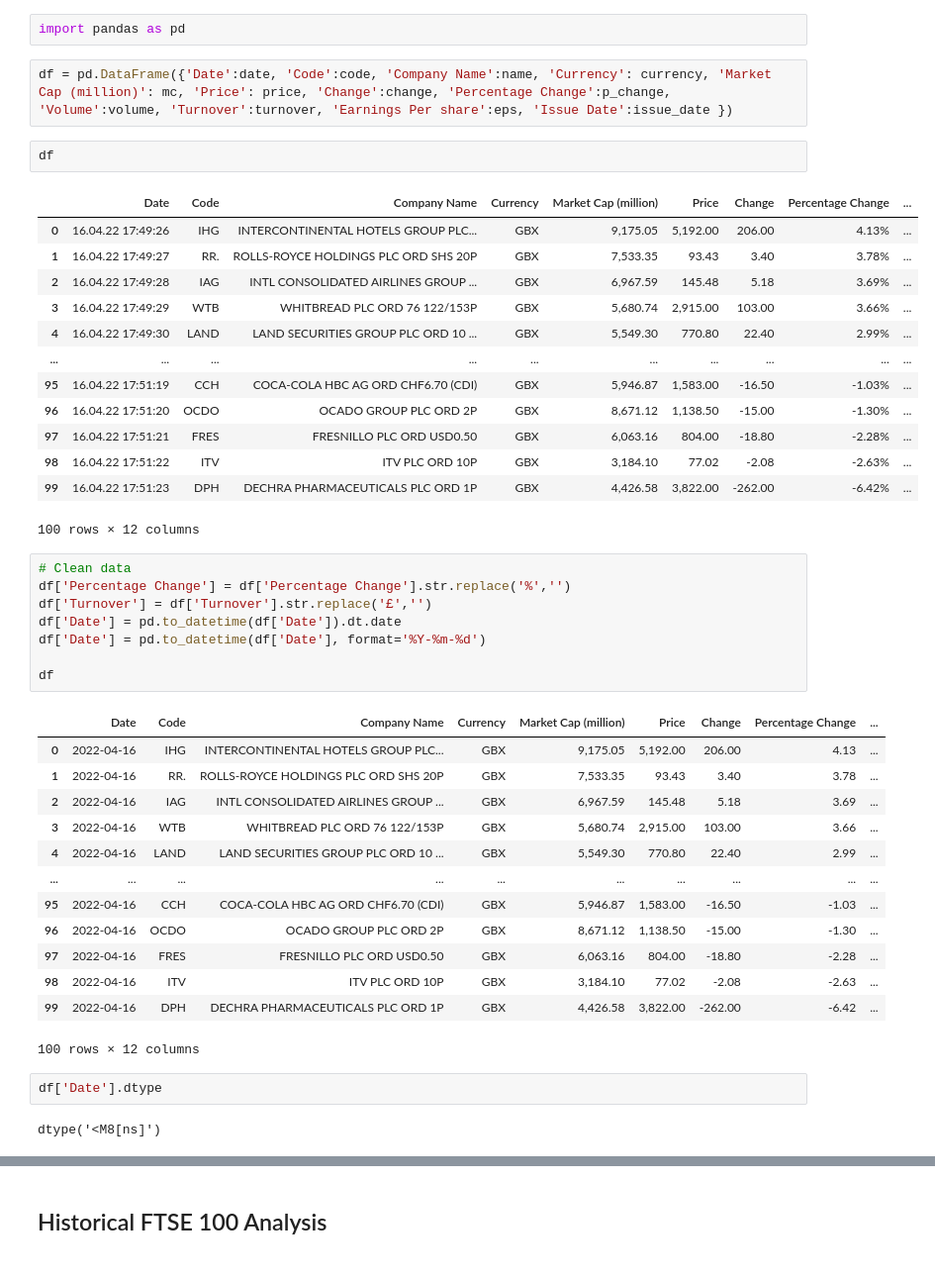
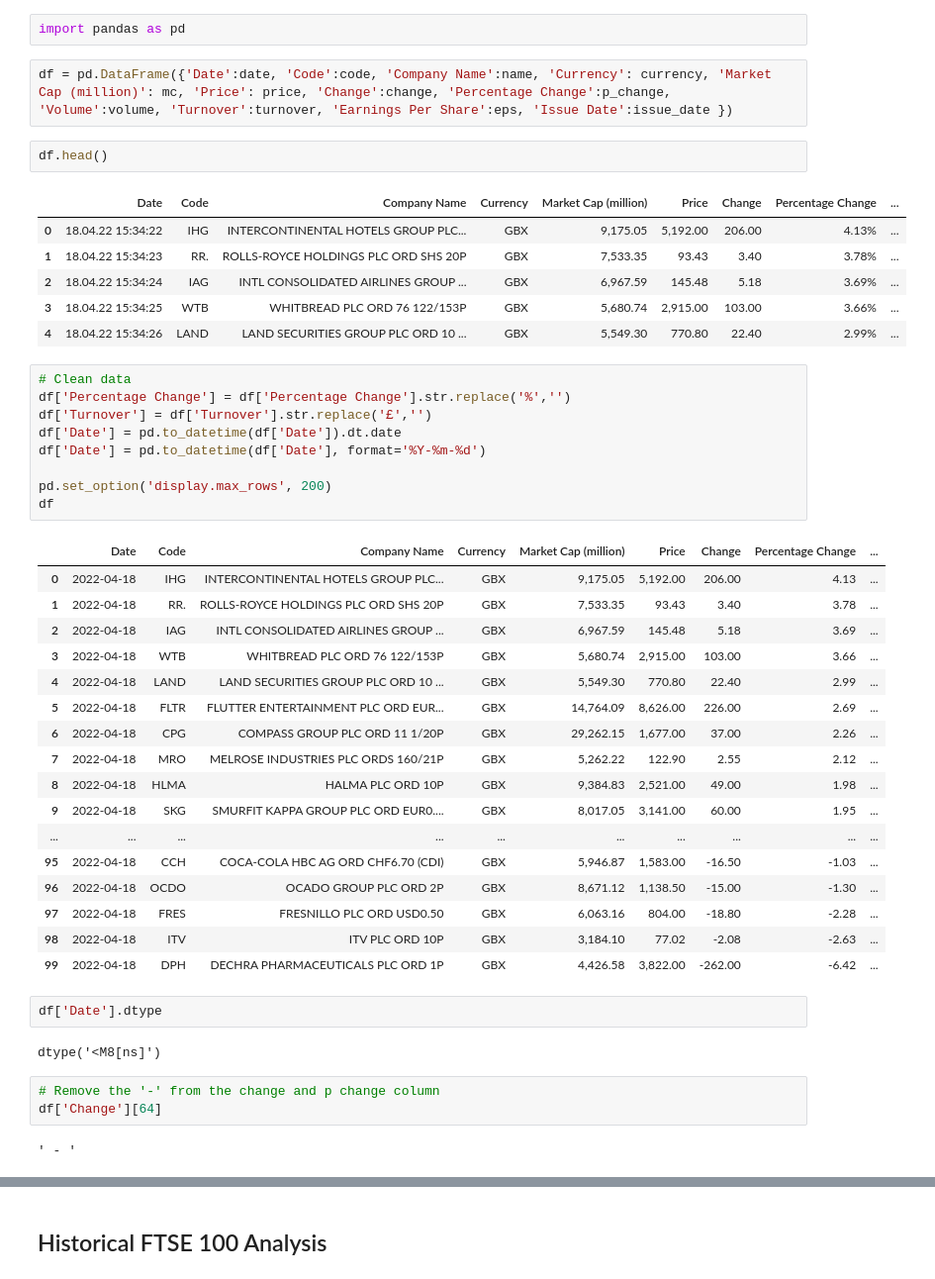
Before and after one commit to aaAbdulkadir/DataPortfolio, a Jupyter notebook: beautifulsoup.ipynb, the cells around one changed output, grey strips where cells are left out. Shown: that part at 99% size. Saved outputs shown, nothing was run; the diff lists cells and outputs as text.

```diff
--- a/beautifulsoup.ipynb
+++ b/beautifulsoup.ipynb
@@ -340,23 +340,16 @@ print(len(volume))
 # %%
 import pandas as pd
 # %%
-df = pd.DataFrame({'Date':date, 'Code':code, 'Company Name':name, 'Currency': currency, 'Market Cap (million)': mc, 'Price': price, 'Change':change, 'Percentage Change':p_change, 'Volume':volume, 'Turnover':turnover, 'Earnings Per share':eps, 'Issue Date':issue_date })
+df = pd.DataFrame({'Date':date, 'Code':code, 'Company Name':name, 'Currency': currency, 'Market Cap (million)': mc, 'Price': price, 'Change':change, 'Percentage Change':p_change, 'Volume':volume, 'Turnover':turnover, 'Earnings Per Share':eps, 'Issue Date':issue_date })
 # %%
-df
+df.head()
 # %% [output]
 |  | Date | Code | Company Name | Currency | Market Cap (million) | Price | Change | Percentage Change | ... |
-| 0 | 16.04.22 17:49:26 | IHG | INTERCONTINENTAL HOTELS GROUP PLC... | GBX | 9,175.05 | 5,192.00 | 206.00 | 4.13% | ... |
-| 1 | 16.04.22 17:49:27 | RR. | ROLLS-ROYCE HOLDINGS PLC ORD SHS 20P | GBX | 7,533.35 | 93.43 | 3.40 | 3.78% | ... |
-| 2 | 16.04.22 17:49:28 | IAG | INTL CONSOLIDATED AIRLINES GROUP ... | GBX | 6,967.59 | 145.48 | 5.18 | 3.69% | ... |
-| 3 | 16.04.22 17:49:29 | WTB | WHITBREAD PLC ORD 76 122/153P | GBX | 5,680.74 | 2,915.00 | 103.00 | 3.66% | ... |
-| 4 | 16.04.22 17:49:30 | LAND | LAND SECURITIES GROUP PLC ORD 10 ... | GBX | 5,549.30 | 770.80 | 22.40 | 2.99% | ... |
-| ... | ... | ... | ... | ... | ... | ... | ... | ... | ... |
-| 95 | 16.04.22 17:51:19 | CCH | COCA-COLA HBC AG ORD CHF6.70 (CDI) | GBX | 5,946.87 | 1,583.00 | -16.50 | -1.03% | ... |
-| 96 | 16.04.22 17:51:20 | OCDO | OCADO GROUP PLC ORD 2P | GBX | 8,671.12 | 1,138.50 | -15.00 | -1.30% | ... |
-| 97 | 16.04.22 17:51:21 | FRES | FRESNILLO PLC ORD USD0.50 | GBX | 6,063.16 | 804.00 | -18.80 | -2.28% | ... |
-| 98 | 16.04.22 17:51:22 | ITV | ITV PLC ORD 10P | GBX | 3,184.10 | 77.02 | -2.08 | -2.63% | ... |
-| 99 | 16.04.22 17:51:23 | DPH | DECHRA PHARMACEUTICALS PLC ORD 1P | GBX | 4,426.58 | 3,822.00 | -262.00 | -6.42% | ... |
+| 0 | 18.04.22 15:34:22 | IHG | INTERCONTINENTAL HOTELS GROUP PLC... | GBX | 9,175.05 | 5,192.00 | 206.00 | 4.13% | ... |
+| 1 | 18.04.22 15:34:23 | RR. | ROLLS-ROYCE HOLDINGS PLC ORD SHS 20P | GBX | 7,533.35 | 93.43 | 3.40 | 3.78% | ... |
+| 2 | 18.04.22 15:34:24 | IAG | INTL CONSOLIDATED AIRLINES GROUP ... | GBX | 6,967.59 | 145.48 | 5.18 | 3.69% | ... |
+| 3 | 18.04.22 15:34:25 | WTB | WHITBREAD PLC ORD 76 122/153P | GBX | 5,680.74 | 2,915.00 | 103.00 | 3.66% | ... |
+| 4 | 18.04.22 15:34:26 | LAND | LAND SECURITIES GROUP PLC ORD 10 ... | GBX | 5,549.30 | 770.80 | 22.40 | 2.99% | ... |
-100 rows × 12 columns
 # %%
 # Clean data
 df['Percentage Change'] = df['Percentage Change'].str.replace('%','')
@@ -364,22 +357,32 @@ df['Turnover'] = df['Turnover'].str.replace('£','')
 df['Date'] = pd.to_datetime(df['Date']).dt.date
 df['Date'] = pd.to_datetime(df['Date'], format='%Y-%m-%d')
 
+pd.set_option('display.max_rows', 200)
 df
 # %% [output]
 |  | Date | Code | Company Name | Currency | Market Cap (million) | Price | Change | Percentage Change | ... |
-| 0 | 2022-04-16 | IHG | INTERCONTINENTAL HOTELS GROUP PLC... | GBX | 9,175.05 | 5,192.00 | 206.00 | 4.13 | ... |
-| 1 | 2022-04-16 | RR. | ROLLS-ROYCE HOLDINGS PLC ORD SHS 20P | GBX | 7,533.35 | 93.43 | 3.40 | 3.78 | ... |
-| 2 | 2022-04-16 | IAG | INTL CONSOLIDATED AIRLINES GROUP ... | GBX | 6,967.59 | 145.48 | 5.18 | 3.69 | ... |
-| 3 | 2022-04-16 | WTB | WHITBREAD PLC ORD 76 122/153P | GBX | 5,680.74 | 2,915.00 | 103.00 | 3.66 | ... |
-| 4 | 2022-04-16 | LAND | LAND SECURITIES GROUP PLC ORD 10 ... | GBX | 5,549.30 | 770.80 | 22.40 | 2.99 | ... |
+| 0 | 2022-04-18 | IHG | INTERCONTINENTAL HOTELS GROUP PLC... | GBX | 9,175.05 | 5,192.00 | 206.00 | 4.13 | ... |
+| 1 | 2022-04-18 | RR. | ROLLS-ROYCE HOLDINGS PLC ORD SHS 20P | GBX | 7,533.35 | 93.43 | 3.40 | 3.78 | ... |
+| 2 | 2022-04-18 | IAG | INTL CONSOLIDATED AIRLINES GROUP ... | GBX | 6,967.59 | 145.48 | 5.18 | 3.69 | ... |
+| 3 | 2022-04-18 | WTB | WHITBREAD PLC ORD 76 122/153P | GBX | 5,680.74 | 2,915.00 | 103.00 | 3.66 | ... |
+| 4 | 2022-04-18 | LAND | LAND SECURITIES GROUP PLC ORD 10 ... | GBX | 5,549.30 | 770.80 | 22.40 | 2.99 | ... |
+| 5 | 2022-04-18 | FLTR | FLUTTER ENTERTAINMENT PLC ORD EUR... | GBX | 14,764.09 | 8,626.00 | 226.00 | 2.69 | ... |
+| 6 | 2022-04-18 | CPG | COMPASS GROUP PLC ORD 11 1/20P | GBX | 29,262.15 | 1,677.00 | 37.00 | 2.26 | ... |
+| 7 | 2022-04-18 | MRO | MELROSE INDUSTRIES PLC ORDS 160/21P | GBX | 5,262.22 | 122.90 | 2.55 | 2.12 | ... |
+| 8 | 2022-04-18 | HLMA | HALMA PLC ORD 10P | GBX | 9,384.83 | 2,521.00 | 49.00 | 1.98 | ... |
+| 9 | 2022-04-18 | SKG | SMURFIT KAPPA GROUP PLC ORD EUR0.... | GBX | 8,017.05 | 3,141.00 | 60.00 | 1.95 | ... |
 | ... | ... | ... | ... | ... | ... | ... | ... | ... | ... |
-| 95 | 2022-04-16 | CCH | COCA-COLA HBC AG ORD CHF6.70 (CDI) | GBX | 5,946.87 | 1,583.00 | -16.50 | -1.03 | ... |
-| 96 | 2022-04-16 | OCDO | OCADO GROUP PLC ORD 2P | GBX | 8,671.12 | 1,138.50 | -15.00 | -1.30 | ... |
-| 97 | 2022-04-16 | FRES | FRESNILLO PLC ORD USD0.50 | GBX | 6,063.16 | 804.00 | -18.80 | -2.28 | ... |
-| 98 | 2022-04-16 | ITV | ITV PLC ORD 10P | GBX | 3,184.10 | 77.02 | -2.08 | -2.63 | ... |
-| 99 | 2022-04-16 | DPH | DECHRA PHARMACEUTICALS PLC ORD 1P | GBX | 4,426.58 | 3,822.00 | -262.00 | -6.42 | ... |
+| 95 | 2022-04-18 | CCH | COCA-COLA HBC AG ORD CHF6.70 (CDI) | GBX | 5,946.87 | 1,583.00 | -16.50 | -1.03 | ... |
+| 96 | 2022-04-18 | OCDO | OCADO GROUP PLC ORD 2P | GBX | 8,671.12 | 1,138.50 | -15.00 | -1.30 | ... |
+| 97 | 2022-04-18 | FRES | FRESNILLO PLC ORD USD0.50 | GBX | 6,063.16 | 804.00 | -18.80 | -2.28 | ... |
+| 98 | 2022-04-18 | ITV | ITV PLC ORD 10P | GBX | 3,184.10 | 77.02 | -2.08 | -2.63 | ... |
+| 99 | 2022-04-18 | DPH | DECHRA PHARMACEUTICALS PLC ORD 1P | GBX | 4,426.58 | 3,822.00 | -262.00 | -6.42 | ... |
-100 rows × 12 columns
-# %%
-df['Date'].dtype
-# %% [output]
-dtype('<M8[ns]')
+# %%
+df['Date'].dtype
+# %% [output]
+dtype('<M8[ns]')
+# %%
+# Remove the '-' from the change and p change column
+df['Change'][64]
+# %% [output]
+' - '
```
Also changed, not shown: parts of 62 cells of this notebook.
